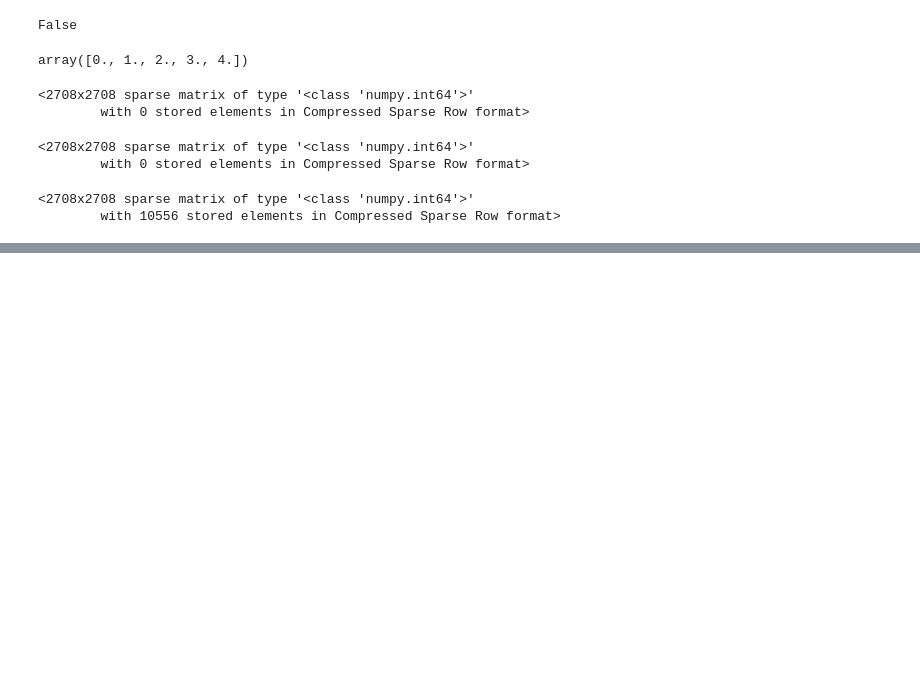
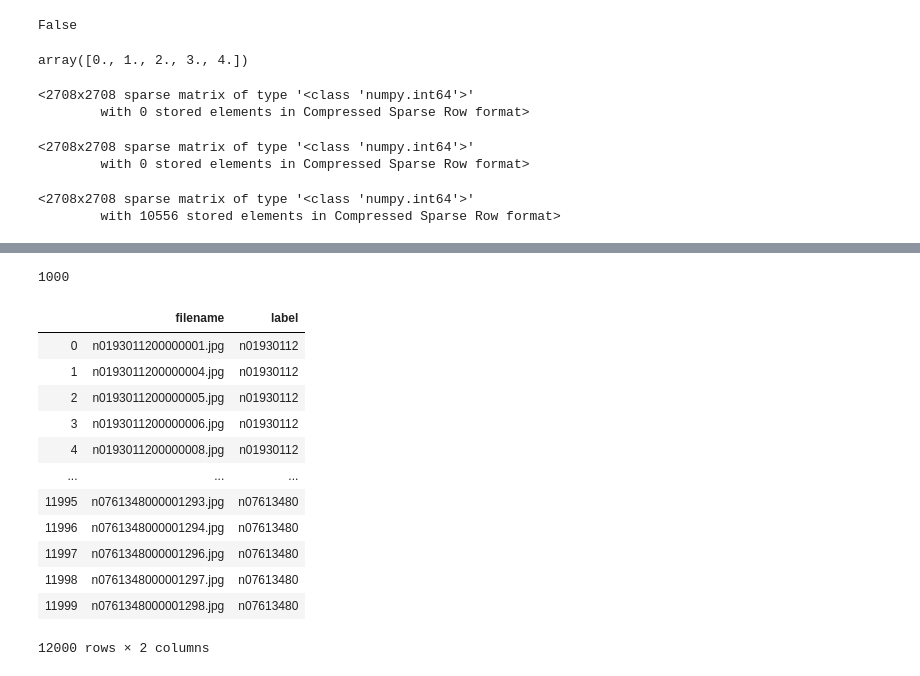
Before and after one commit to mims-harvard/G-Meta, a Jupyter notebook: data/fake_network_data_curation.ipynb, the cells around one changed output, grey strips where cells are left out. Cells and saved outputs as stored; diff of their text form; code cells hidden in the pictures; blank space fills up the shorter version.

```diff
--- a/data/fake_network_data_curation.ipynb
+++ b/data/fake_network_data_curation.ipynb
@@ -289,0 +303,4 @@ def generate_dataset(n, h):
+# %%
+len(info)
+# %% [output]
+1000
@@ -289,0 +321,19 @@ def generate_dataset(n, h):
+# %%
+import pandas as pd
+test = pd.read_csv('./miniImagenet/test.csv')
+# %%
+test
+# %% [output]
+|  | filename | label |
+| 0 | n0193011200000001.jpg | n01930112 |
+| 1 | n0193011200000004.jpg | n01930112 |
+| 2 | n0193011200000005.jpg | n01930112 |
+| 3 | n0193011200000006.jpg | n01930112 |
+| 4 | n0193011200000008.jpg | n01930112 |
+| ... | ... | ... |
+| 11995 | n0761348000001293.jpg | n07613480 |
+| 11996 | n0761348000001294.jpg | n07613480 |
+| 11997 | n0761348000001296.jpg | n07613480 |
+| 11998 | n0761348000001297.jpg | n07613480 |
+| 11999 | n0761348000001298.jpg | n07613480 |
+12000 rows × 2 columns
```
Also changed, not shown: parts of 27 cells of this notebook, 12 other files.
